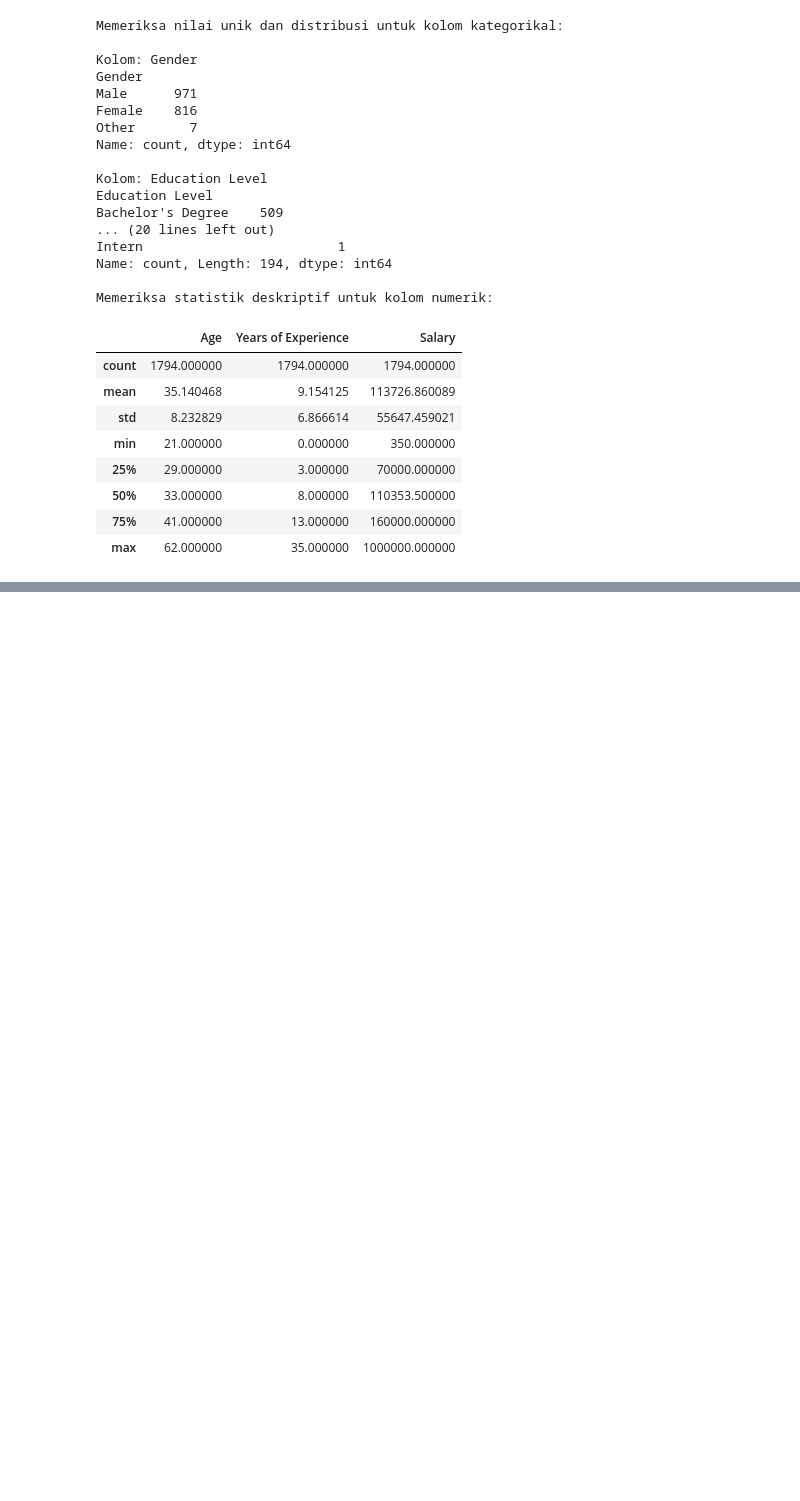
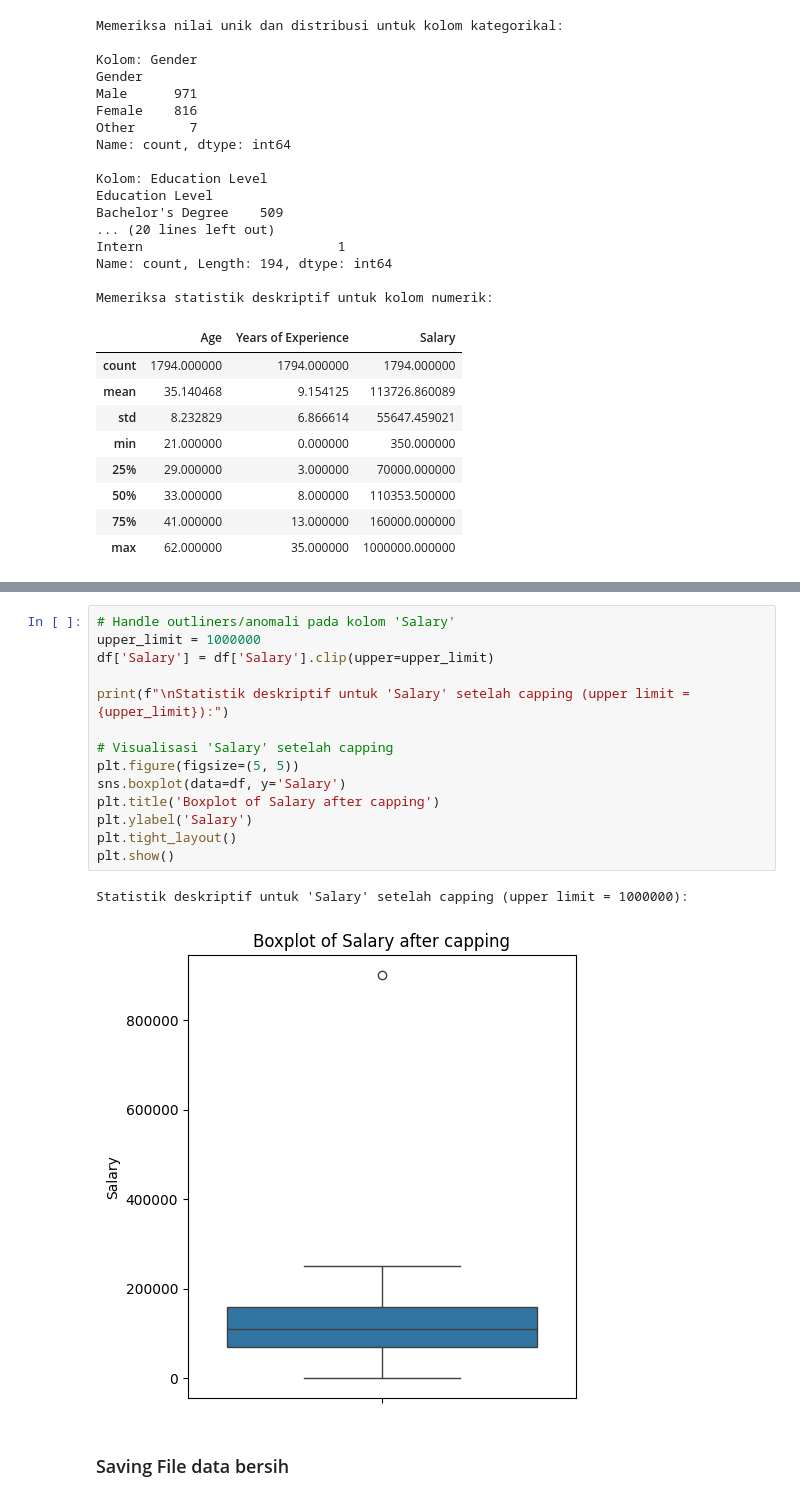
Before and after one commit to ZanIhsan2/Exploratory_Data_Analysis, a Jupyter notebook: pertemuan7/tugas/tugas.ipynb, the cells around one changed output, grey strips where cells are left out. Cells and saved outputs as stored; diff of their text form; blank space fills up the shorter version.

```diff
--- a/pertemuan7/tugas/tugas.ipynb
+++ b/pertemuan7/tugas/tugas.ipynb
@@ -352,0 +357,19 @@ See the caveats in the documentation: https://pandas.pydata.org/pandas-docs/stab
+# %%
+# Handle outliners/anomali pada kolom 'Salary'
+upper_limit = 1000000
+df['Salary'] = df['Salary'].clip(upper=upper_limit)
+
+print(f"\nStatistik deskriptif untuk 'Salary' setelah capping (upper limit = {upper_limit}):")
+
+# Visualisasi 'Salary' setelah capping
+plt.figure(figsize=(5, 5))
+sns.boxplot(data=df, y='Salary')
+plt.title('Boxplot of Salary after capping')
+plt.ylabel('Salary')
+plt.tight_layout()
+plt.show()
+# %% [output]
+Statistik deskriptif untuk 'Salary' setelah capping (upper limit = 1000000):
+[figure, added]
+# %% [markdown]
+### Saving File data bersih
```
Also changed, not shown: parts of 11 cells of this notebook, 2 other files.
